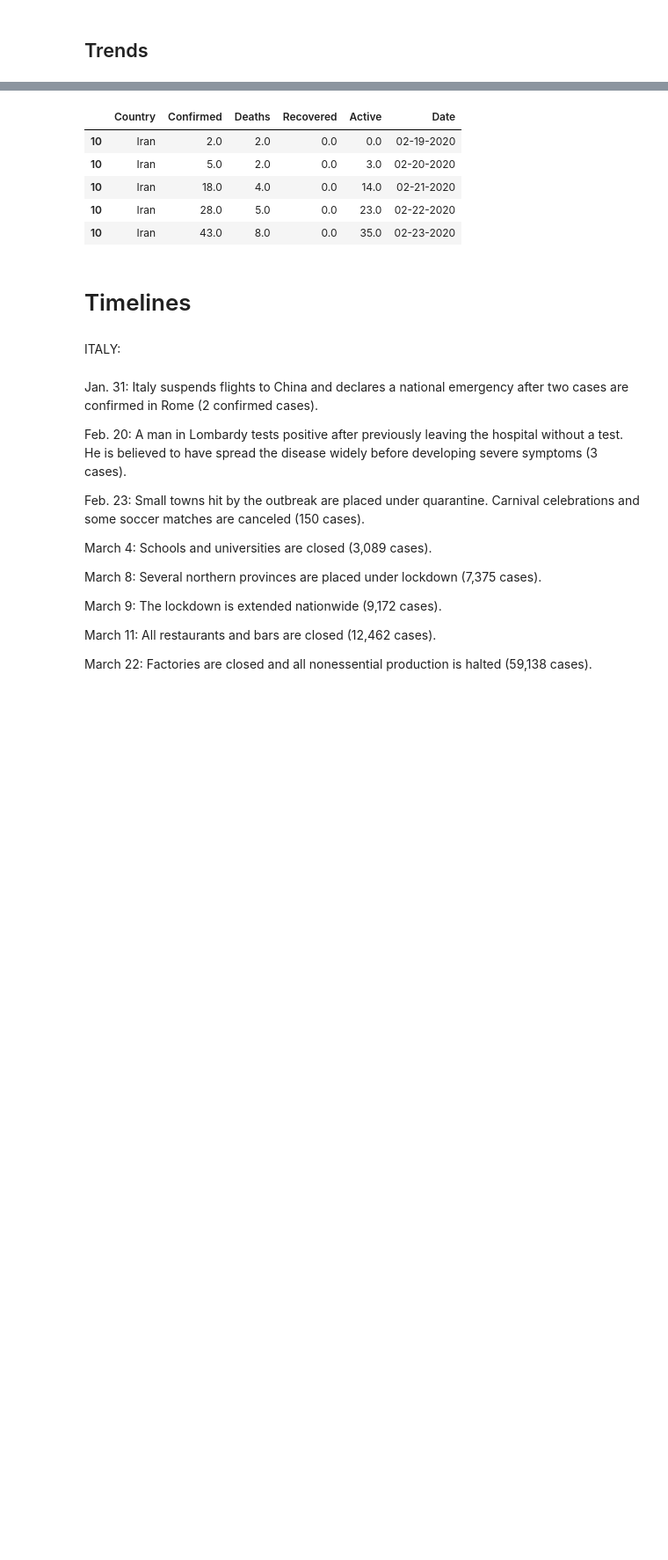
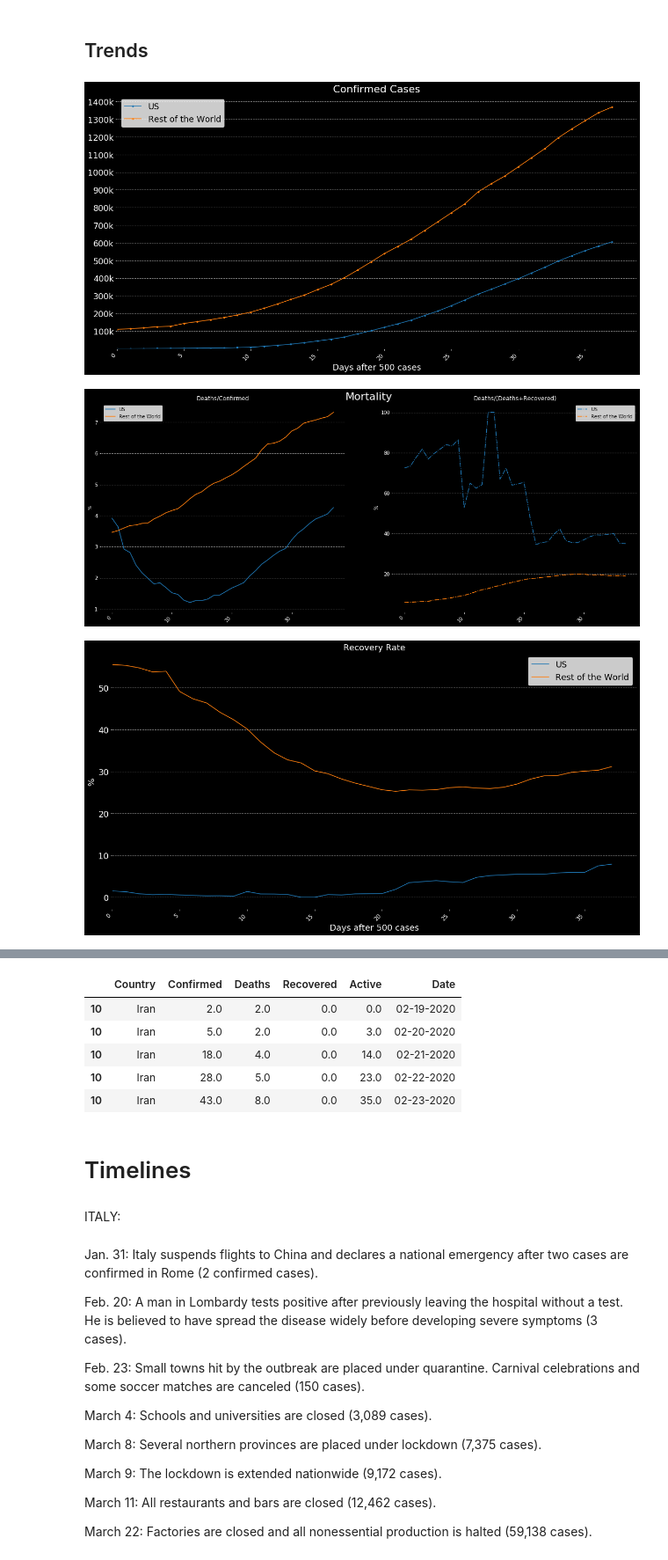
Before and after one commit to Thiagobc23/COVID-19, a Jupyter notebook: 01_COVID19.ipynb, the cells around one changed output, grey strips where cells are left out. Shown at 88% size. Cells and saved outputs as stored; diff of their text form; code cells hidden in the pictures; blank space fills up the shorter version.

```diff
--- a/01_COVID19.ipynb
+++ b/01_COVID19.ipynb
@@ -479,3 +493,78 @@ def plot_contry_a(name, first_file='01-22-2020', start='01-23-2020', end=today,
     ax.tick_params(axis='y', colors='white')
     ax.yaxis.label.set_color('white')
     ax.xaxis.label.set_color('white')
+# %%
+# US hit 500 on 03-08-2020
+# Italy hit 500 on 02-27-2020
+# Spain hit 500 on 03-07-2020
+# Germany hit 500 on 03-06-2020
+
+# Infected People
+
+fig, ax = plt.subplots(1, figsize=(20,10), facecolor='black')
+
+# plot
+plot_contry(['US'], '03-08-2020', '03-09-2020')
+plot_contry(['US'], '03-08-2020', '03-09-2020', inverse=True)
+
+# yticks
+yticks = np.arange(100000, 1400001, 100000)
+yticks_label =[str(i)[:-3] + 'k' for i in yticks]
+plt.yticks(yticks, labels = yticks_label, fontsize=18)
+
+# details
+plt.xlim(0,)
+plt.ylim(0,)
+plt.legend(['US', 'Rest of the World'], fontsize=18)
+
+plt.savefig('img/conf_us.png', facecolor='black', edgecolor='none')
+#plt.show()
+# Mortality
+
+fig, ax = plt.subplots(1, figsize=(20,8), facecolor='black')
+plt.title('Mortality', color='white', fontsize=22)
+ax.axis('off')
+
+# Mortality method one
+ax = fig.add_subplot(121)
+plot_contry_d(['US'], '03-08-2020', '03-09-2020')
+plot_contry_d(['US'], '03-08-2020', '03-09-2020', inverse=True)
+plt.legend(['US', 'Rest of the World'])
+
+# Mortality method two
+ax = fig.add_subplot(122)
+plot_contry_d_two(['US'], '03-08-2020', '03-09-2020')
+plot_contry_d_two(['US'], '03-08-2020', '03-09-2020', inverse=True)
+plt.legend(['US', 'Rest of the World'])
+plt.savefig('img/mort_us.png', facecolor='black', edgecolor='none')
+#plt.show()
+
+# Recovery
+fig, ax = plt.subplots(1, figsize=(20,10), facecolor='black')
+
+plot_contry_r(['US'], '03-08-2020', '03-09-2020')
+plot_contry_r(['US'], '03-08-2020', '03-09-2020', inverse=True)
+plt.xlim(0,)
+
+plt.legend(['US', 'Rest of the World'], fontsize=18)
+plt.savefig('img/rec_us.png', facecolor='black', edgecolor='none')
+#plt.show()
+
+# Active
+fig, ax = plt.subplots(1, figsize=(20,10), facecolor='black')
+
+plot_contry_a(['US'], '03-08-2020', '03-09-2020')
+plot_contry_a(['US'], '03-08-2020', '03-09-2020', inverse=True)
+yticks = np.arange(100000, 1000001, 100000)
+yticks_label =[str(i)[:-3] + 'k' for i in yticks]
+
+plt.yticks(yticks, labels = yticks_label, fontsize=16)
+plt.xticks(fontsize=16)
+plt.legend(['US'], fontsize=18)
+
+plt.savefig('img/active_us.png', facecolor='black', edgecolor='none')
+#plt.show()
+# %% [output]
+[figure, added]
+[figure, added]
+[figure, added]
```
Also changed, not shown: parts of 8 cells of this notebook, 20 other files.
